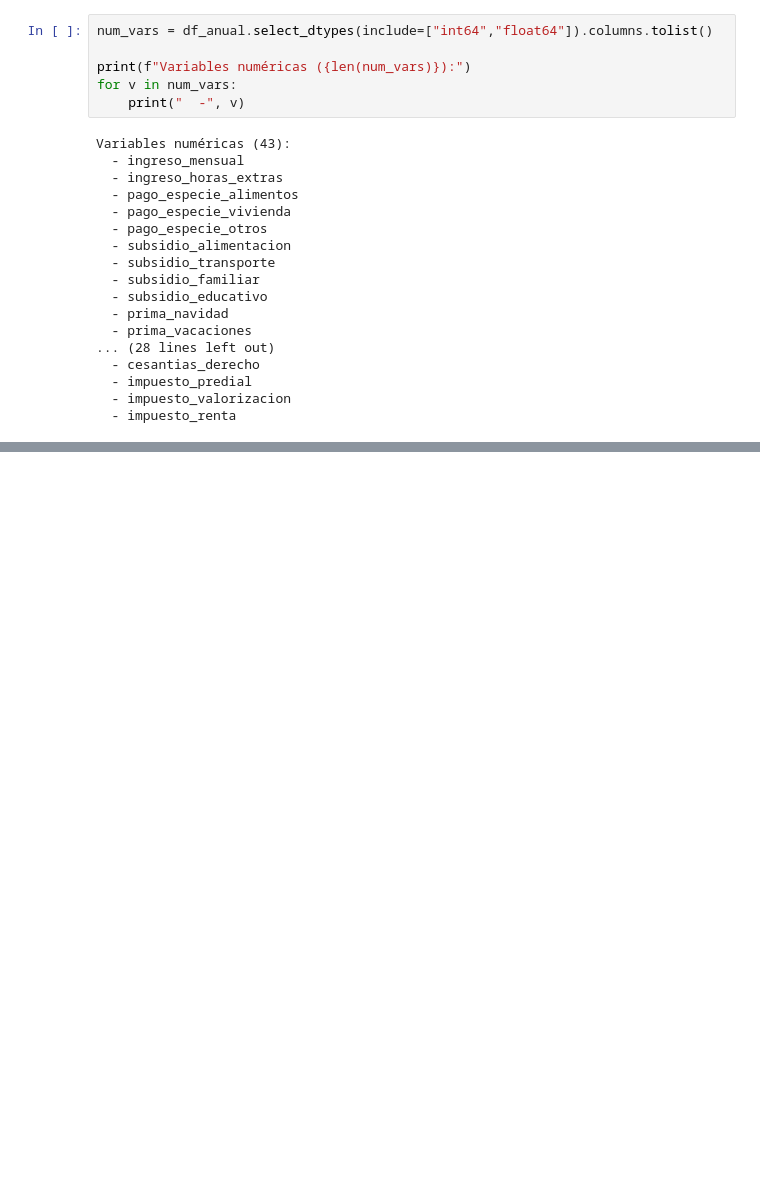
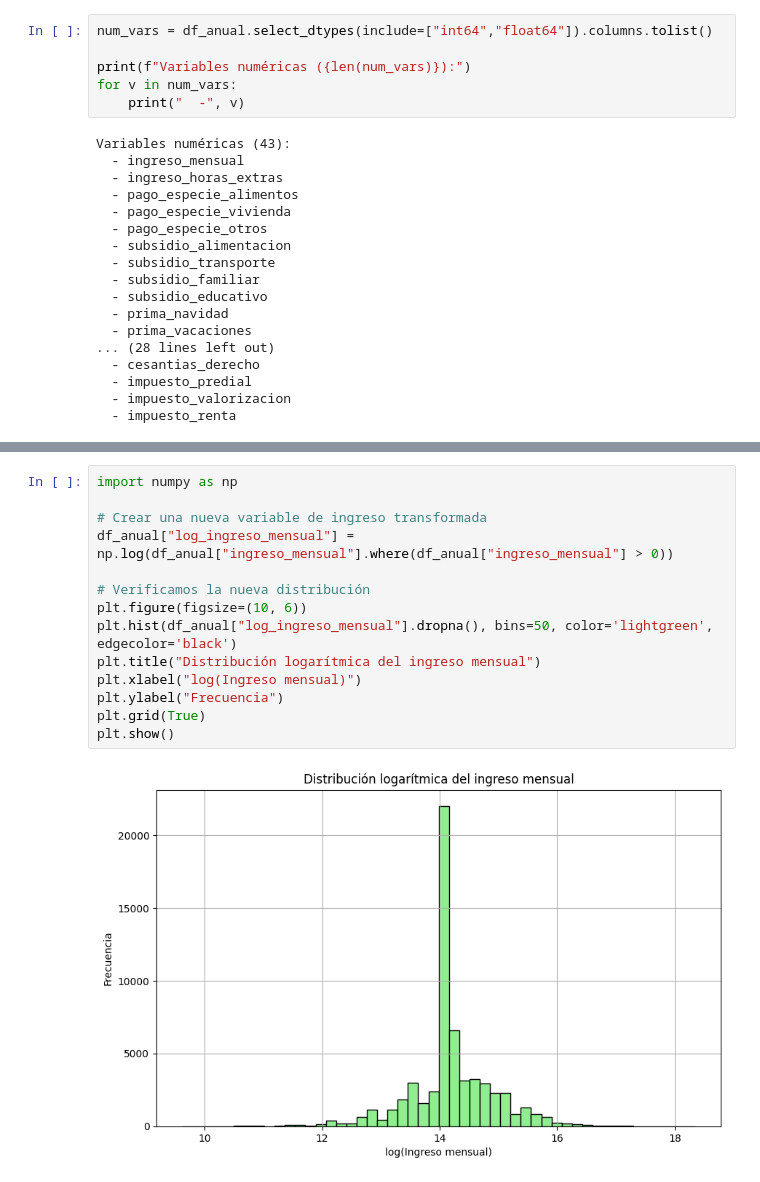
Before and after one commit to Carlos22709/Proyecto_final_analitica, a Jupyter notebook: merges2.ipynb, the cells around one changed output, grey strips where cells are left out. Saved outputs shown, nothing was run; the diff lists cells and outputs as text; blank space fills up the shorter version.

```diff
--- a/merges2.ipynb
+++ b/merges2.ipynb
@@ -751,0 +698,16 @@ plt.show()
+# %%
+import numpy as np
+
+# Crear una nueva variable de ingreso transformada
+df_anual["log_ingreso_mensual"] = np.log(df_anual["ingreso_mensual"].where(df_anual["ingreso_mensual"] > 0))
+
+# Verificamos la nueva distribución
+plt.figure(figsize=(10, 6))
+plt.hist(df_anual["log_ingreso_mensual"].dropna(), bins=50, color='lightgreen', edgecolor='black')
+plt.title("Distribución logarítmica del ingreso mensual")
+plt.xlabel("log(Ingreso mensual)")
+plt.ylabel("Frecuencia")
+plt.grid(True)
+plt.show()
+# %% [output]
+[figure, added]
```
Also changed, not shown: parts of 56 cells of this notebook.
